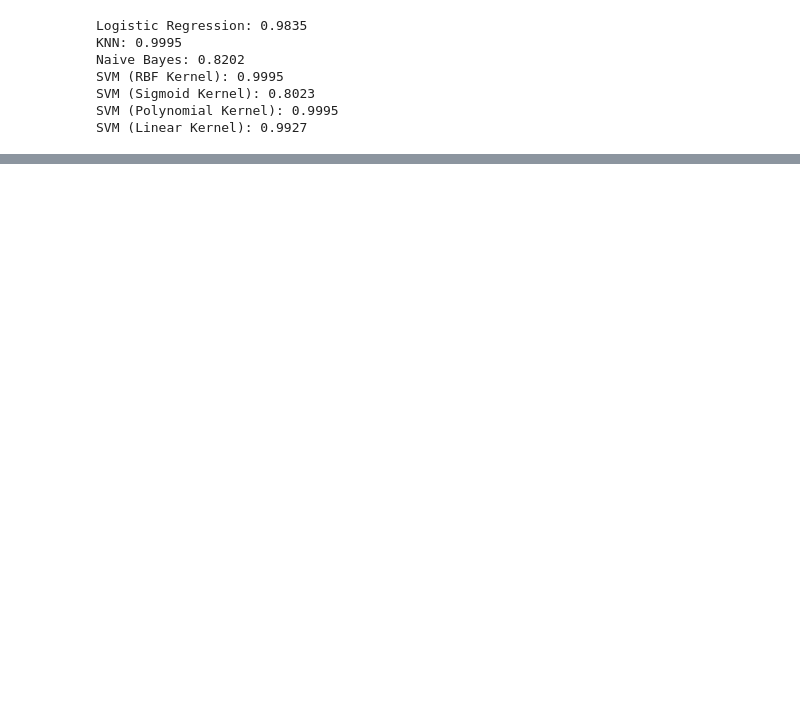
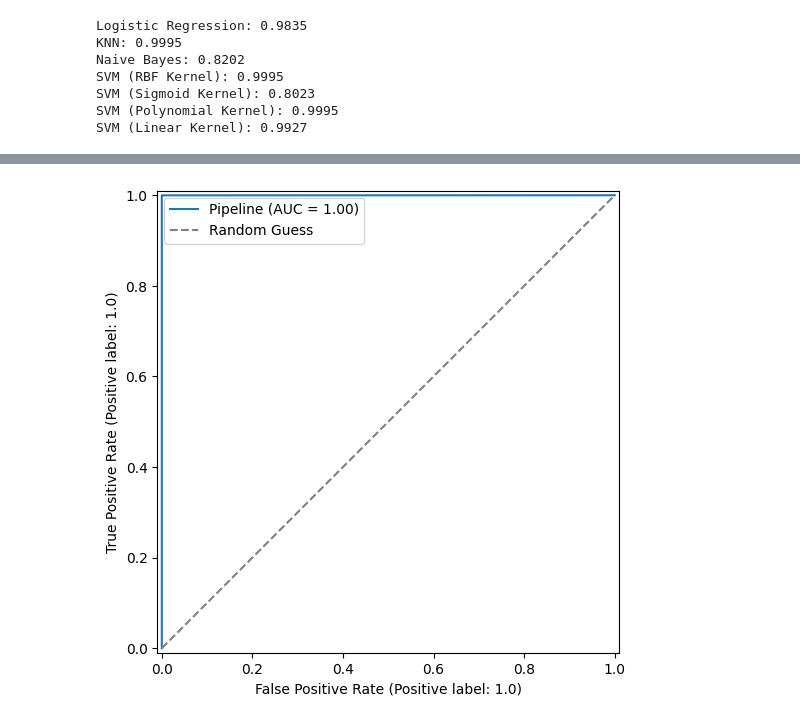
Before and after one commit to TheSlavchik/Unik, a Jupyter notebook: ML/notebooks/Lab3.ipynb, the cells around one changed output, grey strips where cells are left out. Cells and saved outputs as stored; diff of their text form; code cells hidden in the pictures; blank space fills up the shorter version.

```diff
--- a/ML/notebooks/Lab3.ipynb
+++ b/ML/notebooks/Lab3.ipynb
@@ -221,0 +308,10 @@ print(study.best_value)
+# %%
+fig, ax = plt.subplots(figsize=(8, 6))
+models["KNN"].fit(X_train_balanced, y_train_balanced)
+RocCurveDisplay.from_estimator(models["KNN"], X_test, y_test, ax=ax)
+
+ax.plot([0, 1], [0, 1], linestyle="--", color="gray", label="Random Guess")
+plt.legend()
+plt.show()
+# %% [output]
+[figure, added]
```
Also changed, not shown: parts of 79 cells of this notebook, 22 other files.
